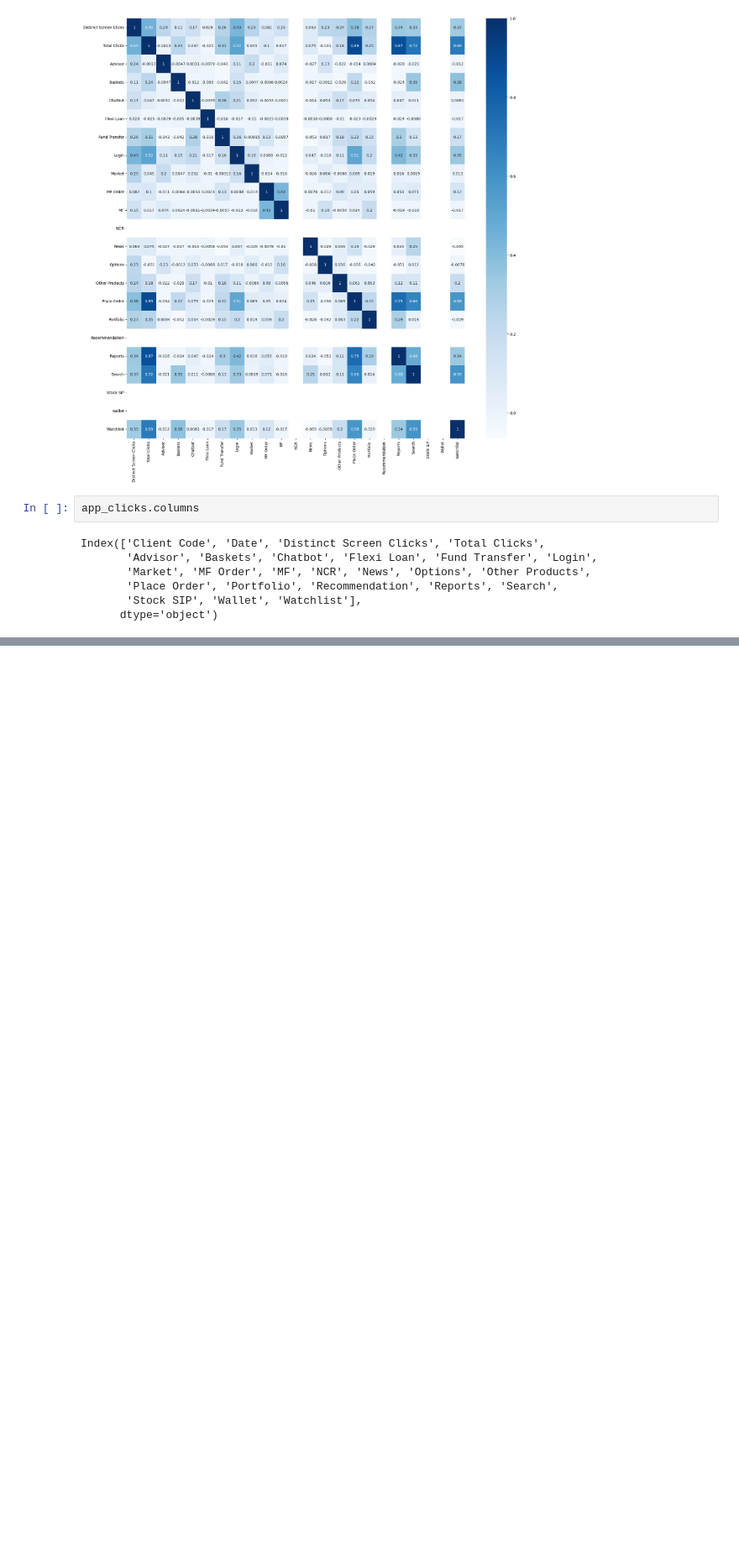
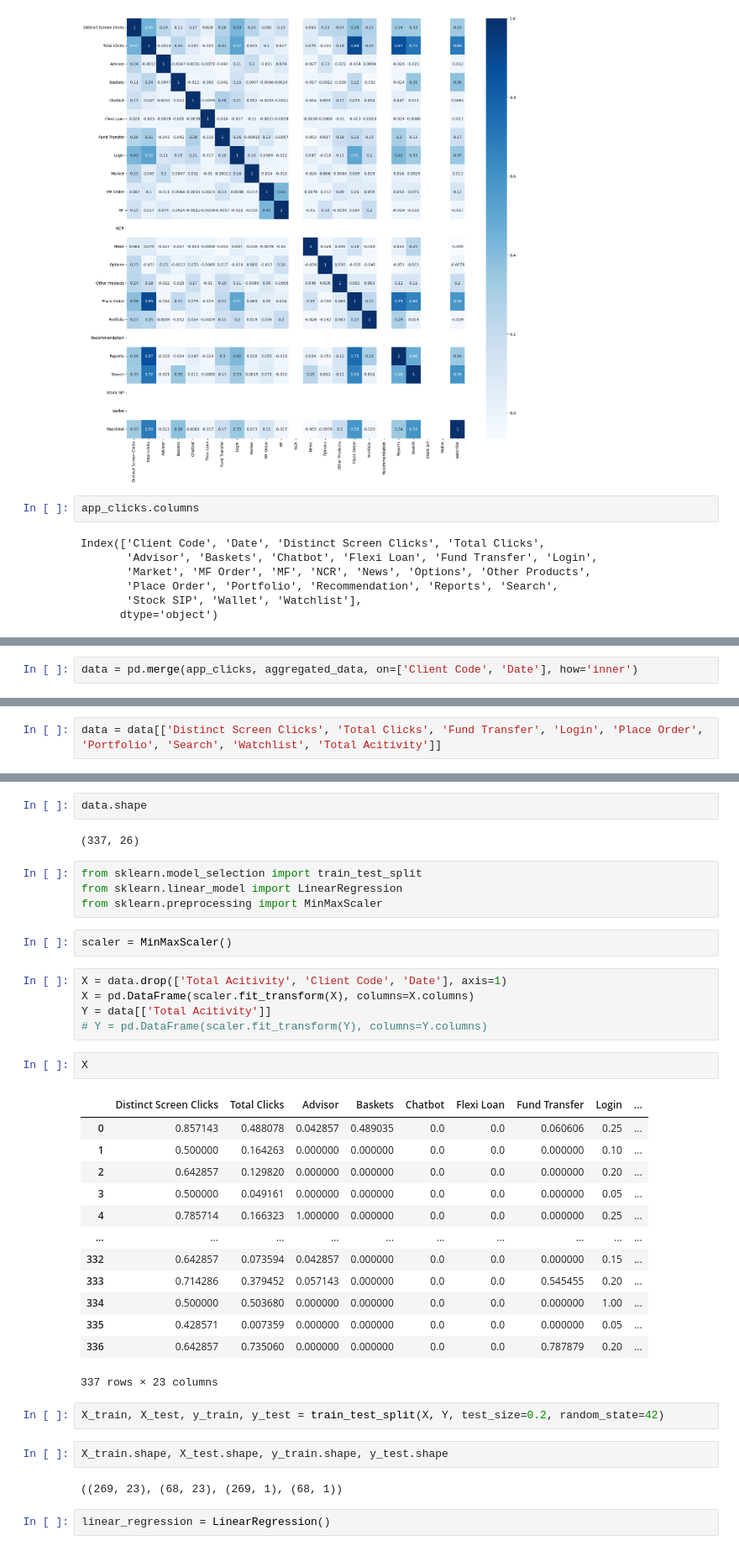
Before and after one commit to Krobo224/Alltius, a Jupyter notebook: a2.ipynb, the cells around one changed output, grey strips where cells are left out. Shown at 84% size. Drawn from its saved outputs; the diff is of its cells as text; blank space fills up the shorter version.

```diff
--- a/a2.ipynb
+++ b/a2.ipynb
@@ -182,0 +419,2 @@ Index(['Client Code', 'Date', 'Distinct Screen Clicks', 'Total Clicks',
+# %%
+data = pd.merge(app_clicks, aggregated_data, on=['Client Code', 'Date'], how='inner')
@@ -182,0 +443,2 @@ Index(['Client Code', 'Date', 'Distinct Screen Clicks', 'Total Clicks',
+# %%
+data = data[['Distinct Screen Clicks', 'Total Clicks', 'Fund Transfer', 'Login', 'Place Order', 'Portfolio', 'Search', 'Watchlist', 'Total Acitivity']]
@@ -182,0 +454,39 @@ Index(['Client Code', 'Date', 'Distinct Screen Clicks', 'Total Clicks',
+# %%
+data.shape
+# %% [output]
+(337, 26)
+# %%
+from sklearn.model_selection import train_test_split
+from sklearn.linear_model import LinearRegression
+from sklearn.preprocessing import MinMaxScaler
+# %%
+scaler = MinMaxScaler()
+# %%
+X = data.drop(['Total Acitivity', 'Client Code', 'Date'], axis=1)
+X = pd.DataFrame(scaler.fit_transform(X), columns=X.columns)
+Y = data[['Total Acitivity']]
+# Y = pd.DataFrame(scaler.fit_transform(Y), columns=Y.columns)
+# %%
+X
+# %% [output]
+|  | Distinct Screen Clicks | Total Clicks | Advisor | Baskets | Chatbot | Flexi Loan | Fund Transfer | Login | ... |
+| 0 | 0.857143 | 0.488078 | 0.042857 | 0.489035 | 0.0 | 0.0 | 0.060606 | 0.25 | ... |
+| 1 | 0.500000 | 0.164263 | 0.000000 | 0.000000 | 0.0 | 0.0 | 0.000000 | 0.10 | ... |
+| 2 | 0.642857 | 0.129820 | 0.000000 | 0.000000 | 0.0 | 0.0 | 0.000000 | 0.20 | ... |
+| 3 | 0.500000 | 0.049161 | 0.000000 | 0.000000 | 0.0 | 0.0 | 0.000000 | 0.05 | ... |
+| 4 | 0.785714 | 0.166323 | 1.000000 | 0.000000 | 0.0 | 0.0 | 0.000000 | 0.25 | ... |
+| ... | ... | ... | ... | ... | ... | ... | ... | ... | ... |
+| 332 | 0.642857 | 0.073594 | 0.042857 | 0.000000 | 0.0 | 0.0 | 0.000000 | 0.15 | ... |
+| 333 | 0.714286 | 0.379452 | 0.057143 | 0.000000 | 0.0 | 0.0 | 0.545455 | 0.20 | ... |
+| 334 | 0.500000 | 0.503680 | 0.000000 | 0.000000 | 0.0 | 0.0 | 0.000000 | 1.00 | ... |
+| 335 | 0.428571 | 0.007359 | 0.000000 | 0.000000 | 0.0 | 0.0 | 0.000000 | 0.05 | ... |
+| 336 | 0.642857 | 0.735060 | 0.000000 | 0.000000 | 0.0 | 0.0 | 0.787879 | 0.20 | ... |
+337 rows × 23 columns
+# %%
+X_train, X_test, y_train, y_test = train_test_split(X, Y, test_size=0.2, random_state=42)
+# %%
+X_train.shape, X_test.shape, y_train.shape, y_test.shape
+# %% [output]
+((269, 23), (68, 23), (269, 1), (68, 1))
+# %%
+linear_regression = LinearRegression()
```
Also changed, not shown: parts of 45 cells of this notebook, 1 other file.
